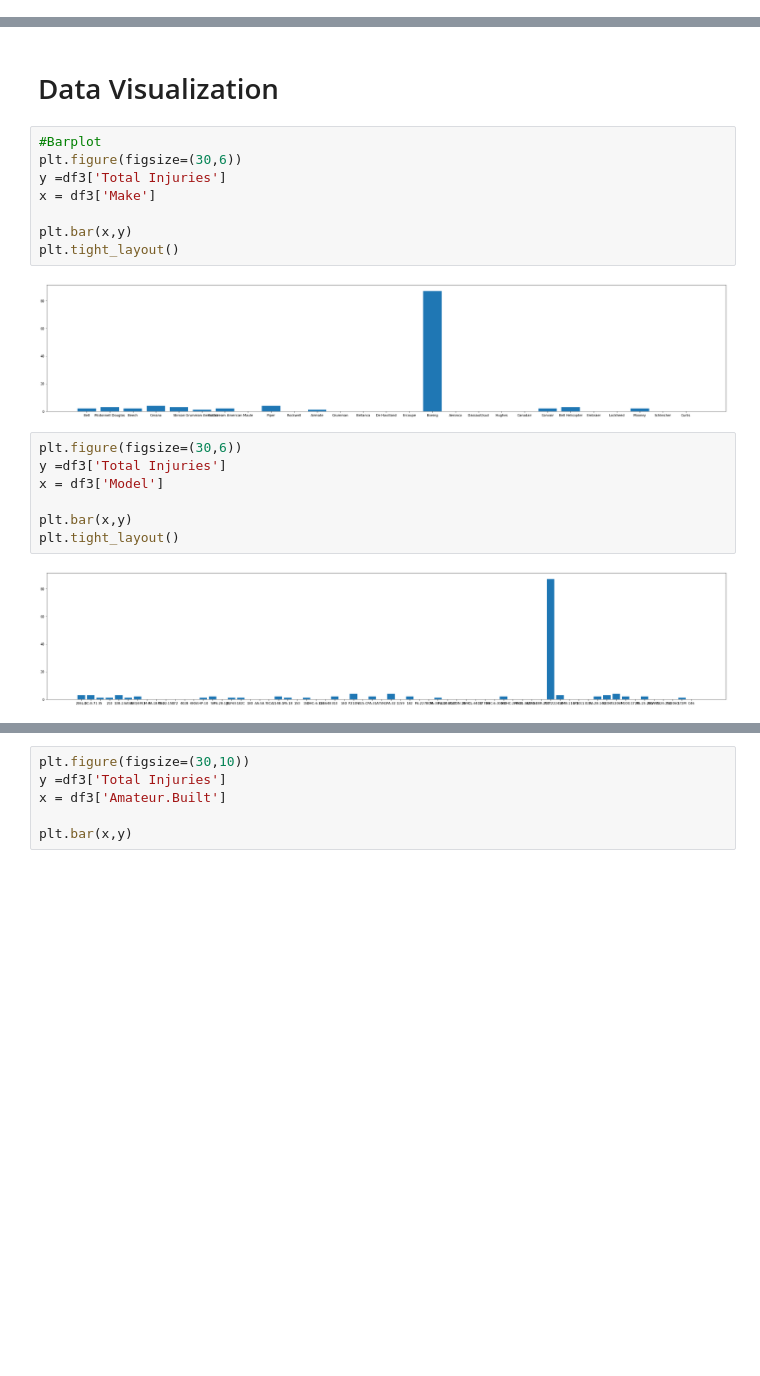
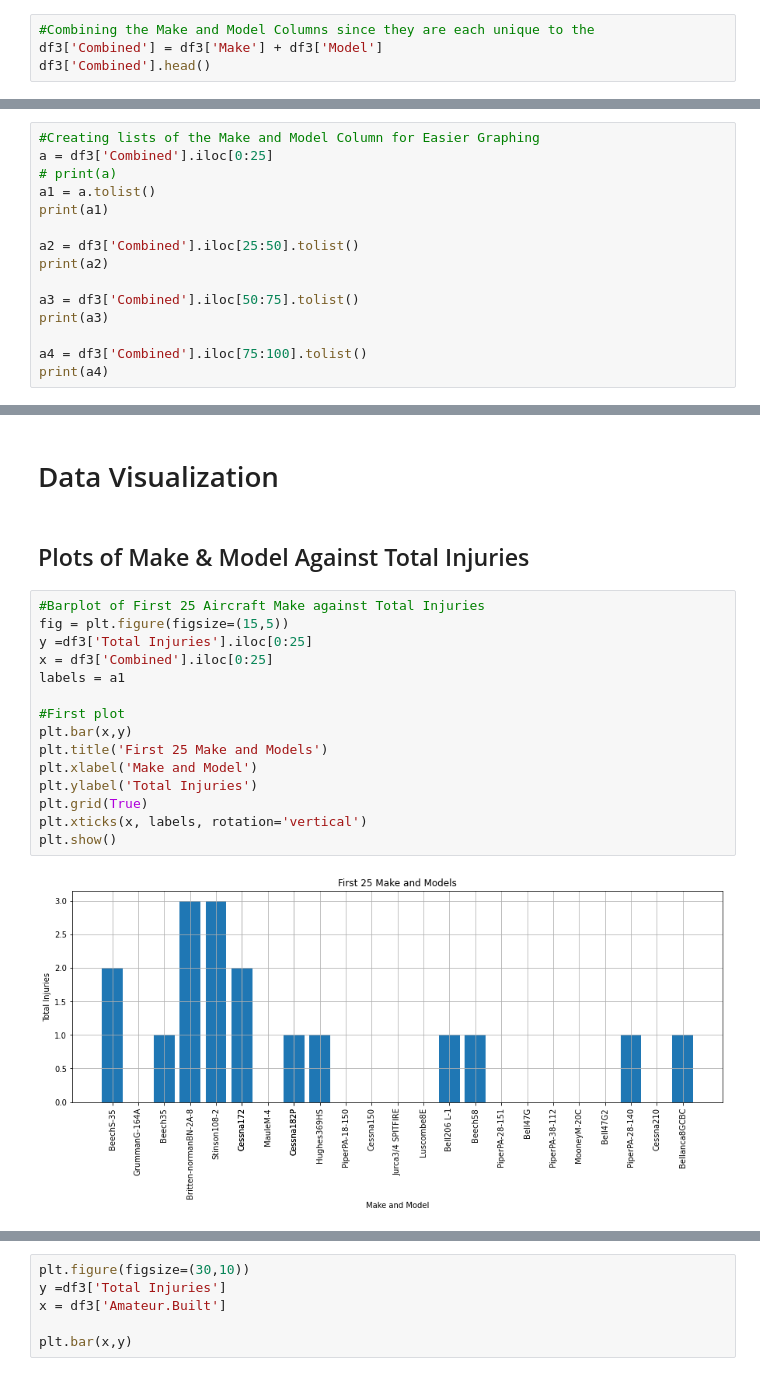
Before and after one commit to tingly-amua/Project---Aircraft-Risk, a Jupyter notebook: project.ipynb, the cells around one changed output, grey strips where cells are left out. Cells and saved outputs as stored; diff of their text form; blank space fills up the shorter version.

Commit message:
data visualization

```diff
--- a/project.ipynb
+++ b/project.ipynb
@@ -304 +221,5 @@ df3
 100 rows × 13 columns
+# %%
+#Combining the Make and Model Columns since they are each unique to the
+df3['Combined'] = df3['Make'] + df3['Model']
+df3['Combined'].head()
@@ -304,0 +238,15 @@ df3
+# %%
+#Creating lists of the Make and Model Column for Easier Graphing
+a = df3['Combined'].iloc[0:25]
+# print(a)
+a1 = a.tolist()
+print(a1)
+
+a2 = df3['Combined'].iloc[25:50].tolist()
+print(a2)
+
+a3 = df3['Combined'].iloc[50:75].tolist()
+print(a3)
+
+a4 = df3['Combined'].iloc[75:100].tolist()
+print(a4)
@@ -305,21 +258,21 @@ df3
 # %% [markdown]
 # Data Visualization
-# %%
-#Barplot
-plt.figure(figsize=(30,6))
-y =df3['Total Injuries']
-x = df3['Make']
-
-plt.bar(x,y)
-plt.tight_layout()
-# %% [output]
-[figure, removed]
-# %%
-plt.figure(figsize=(30,6))
-y =df3['Total Injuries']
-x = df3['Model']
-
-plt.bar(x,y)
-plt.tight_layout()
-# %% [output]
-[figure, removed]
+# %% [markdown]
+## Plots of Make & Model Against Total Injuries
+# %%
+#Barplot of First 25 Aircraft Make against Total Injuries
+fig = plt.figure(figsize=(15,5))
+y =df3['Total Injuries'].iloc[0:25]
+x = df3['Combined'].iloc[0:25]
+labels = a1
+
+#First plot
+plt.bar(x,y)
+plt.title('First 25 Make and Models')
+plt.xlabel('Make and Model')
+plt.ylabel('Total Injuries')
+plt.grid(True)
+plt.xticks(x, labels, rotation='vertical')
+plt.show()
+# %% [output]
+[figure, added]
```
Also changed, not shown: parts of 28 cells of this notebook.
